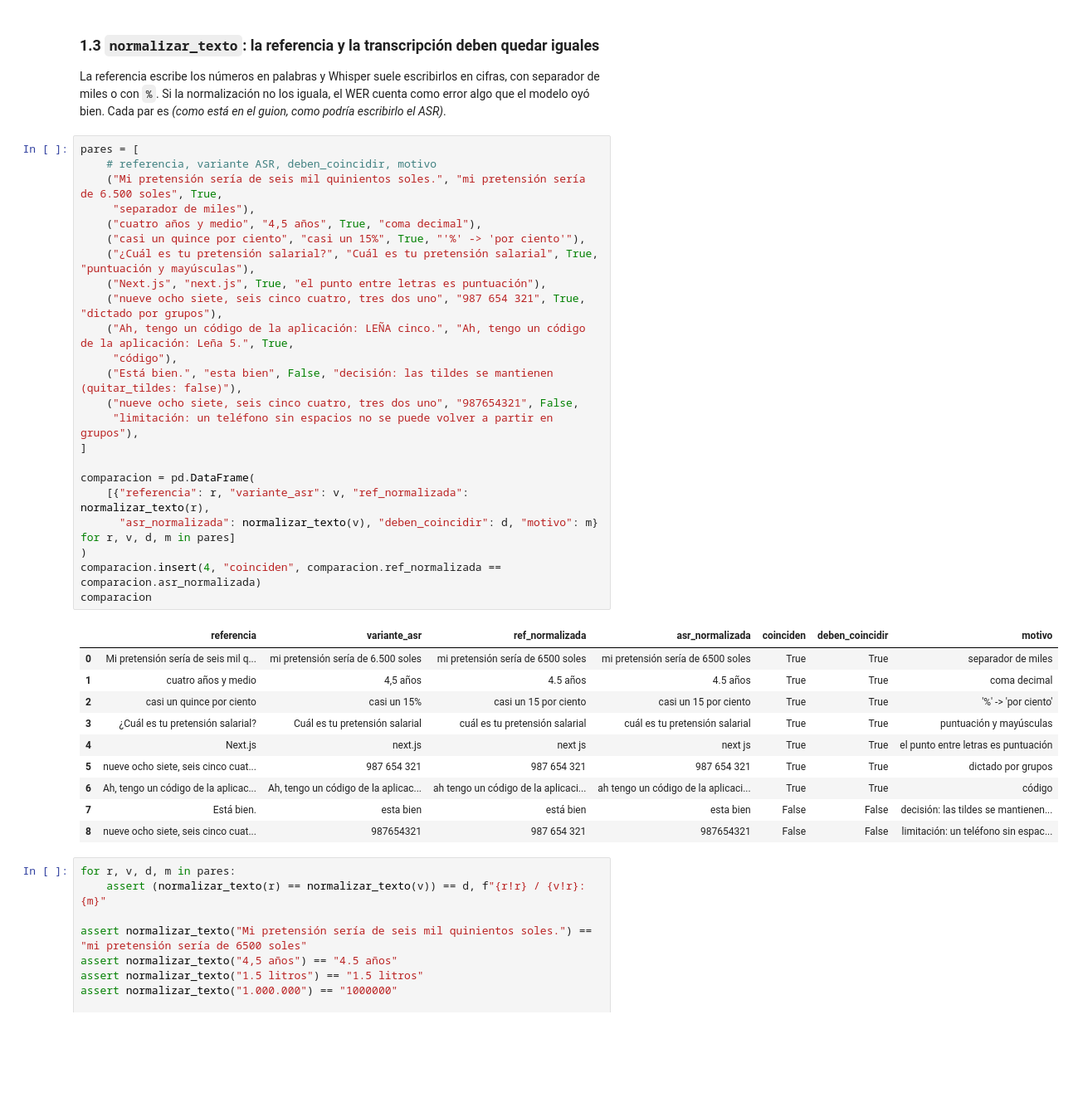
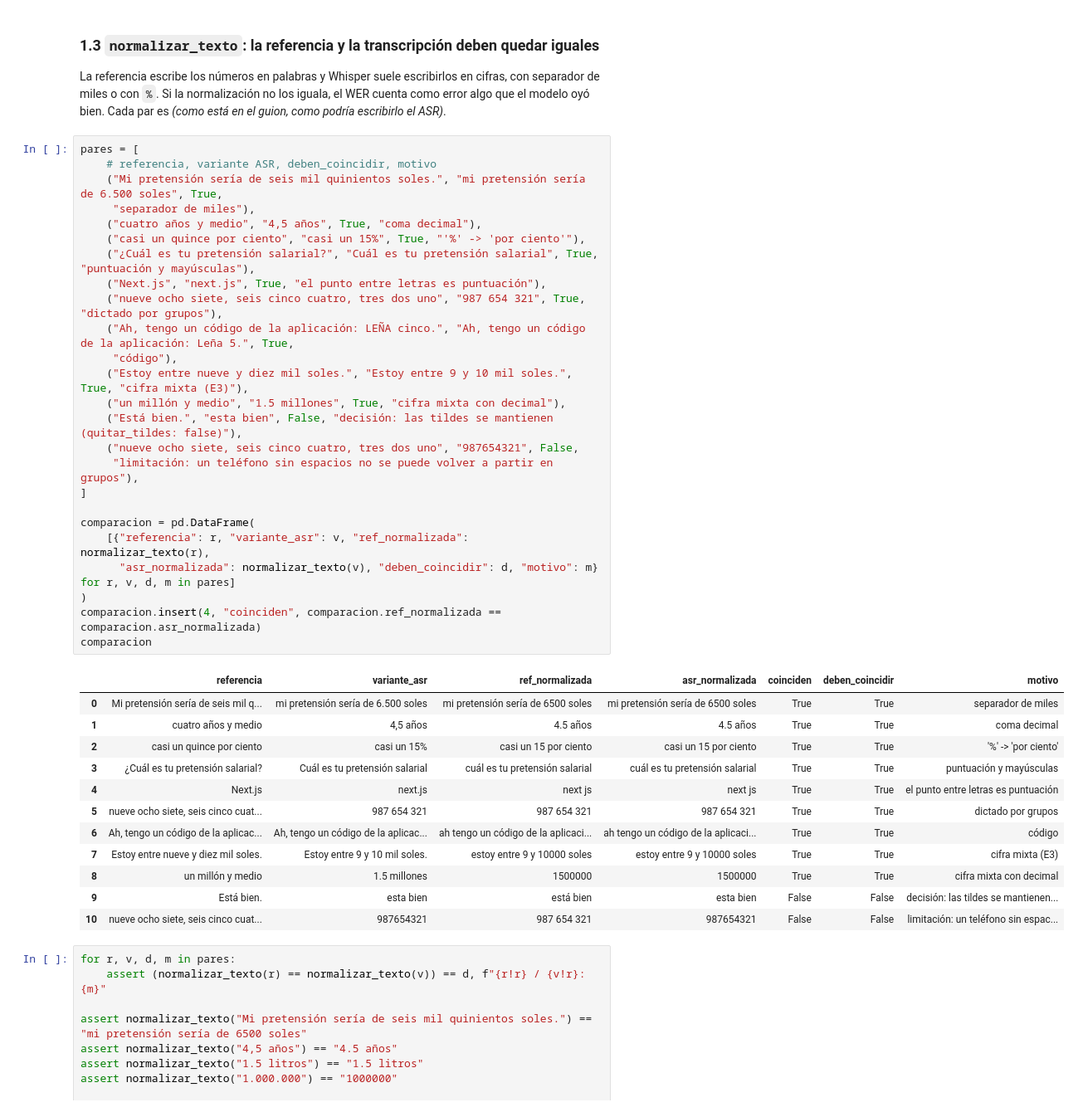
Before and after one commit to mmlis02/HW_05_202602, a Jupyter notebook: notebooks/03_extraccion.ipynb, the cells around one changed output. Shown at 83% size. Saved outputs shown, nothing was run; the diff lists cells and outputs as text; blank space fills up the shorter version.

```diff
--- a/notebooks/03_extraccion.ipynb
+++ b/notebooks/03_extraccion.ipynb
@@ -168,35 +184,39 @@ pares = [
     # referencia, variante ASR, deben_coincidir, motivo
     ("Mi pretensión sería de seis mil quinientos soles.", "mi pretensión sería de 6.500 soles", True,
      "separador de miles"),
     ("cuatro años y medio", "4,5 años", True, "coma decimal"),
     ("casi un quince por ciento", "casi un 15%", True, "'%' -> 'por ciento'"),
     ("¿Cuál es tu pretensión salarial?", "Cuál es tu pretensión salarial", True, "puntuación y mayúsculas"),
     ("Next.js", "next.js", True, "el punto entre letras es puntuación"),
     ("nueve ocho siete, seis cinco cuatro, tres dos uno", "987 654 321", True, "dictado por grupos"),
     ("Ah, tengo un código de la aplicación: LEÑA cinco.", "Ah, tengo un código de la aplicación: Leña 5.", True,
      "código"),
+    ("Estoy entre nueve y diez mil soles.", "Estoy entre 9 y 10 mil soles.", True, "cifra mixta (E3)"),
+    ("un millón y medio", "1.5 millones", True, "cifra mixta con decimal"),
     ("Está bien.", "esta bien", False, "decisión: las tildes se mantienen (quitar_tildes: false)"),
     ("nueve ocho siete, seis cinco cuatro, tres dos uno", "987654321", False,
      "limitación: un teléfono sin espacios no se puede volver a partir en grupos"),
 ]
 
 comparacion = pd.DataFrame(
     [{"referencia": r, "variante_asr": v, "ref_normalizada": normalizar_texto(r),
       "asr_normalizada": normalizar_texto(v), "deben_coincidir": d, "motivo": m} for r, v, d, m in pares]
 )
 comparacion.insert(4, "coinciden", comparacion.ref_normalizada == comparacion.asr_normalizada)
 comparacion
 # %% [output]
 |  | referencia | variante_asr | ref_normalizada | asr_normalizada | coinciden | deben_coincidir | motivo |
 | 0 | Mi pretensión sería de seis mil q... | mi pretensión sería de 6.500 soles | mi pretensión sería de 6500 soles | mi pretensión sería de 6500 soles | True | True | separador de miles |
 | 1 | cuatro años y medio | 4,5 años | 4.5 años | 4.5 años | True | True | coma decimal |
 | 2 | casi un quince por ciento | casi un 15% | casi un 15 por ciento | casi un 15 por ciento | True | True | '%' -> 'por ciento' |
 | 3 | ¿Cuál es tu pretensión salarial? | Cuál es tu pretensión salarial | cuál es tu pretensión salarial | cuál es tu pretensión salarial | True | True | puntuación y mayúsculas |
 | 4 | Next.js | next.js | next js | next js | True | True | el punto entre letras es puntuación |
 | 5 | nueve ocho siete, seis cinco cuat... | 987 654 321 | 987 654 321 | 987 654 321 | True | True | dictado por grupos |
 | 6 | Ah, tengo un código de la aplicac... | Ah, tengo un código de la aplicac... | ah tengo un código de la aplicaci... | ah tengo un código de la aplicaci... | True | True | código |
-| 7 | Está bien. | esta bien | está bien | esta bien | False | False | decisión: las tildes se mantienen... |
-| 8 | nueve ocho siete, seis cinco cuat... | 987654321 | 987 654 321 | 987654321 | False | False | limitación: un teléfono sin espac... |
+| 7 | Estoy entre nueve y diez mil soles. | Estoy entre 9 y 10 mil soles. | estoy entre 9 y 10000 soles | estoy entre 9 y 10000 soles | True | True | cifra mixta (E3) |
+| 8 | un millón y medio | 1.5 millones | 1500000 | 1500000 | True | True | cifra mixta con decimal |
+| 9 | Está bien. | esta bien | está bien | esta bien | False | False | decisión: las tildes se mantienen... |
+| 10 | nueve ocho siete, seis cinco cuat... | 987654321 | 987 654 321 | 987654321 | False | False | limitación: un teléfono sin espac... |
 # %%
 for r, v, d, m in pares:
     assert (normalizar_texto(r) == normalizar_texto(v)) == d, f"{r!r} / {v!r}: {m}"
```
Also changed, not shown: parts of 3 cells of this notebook, 3 other files.
